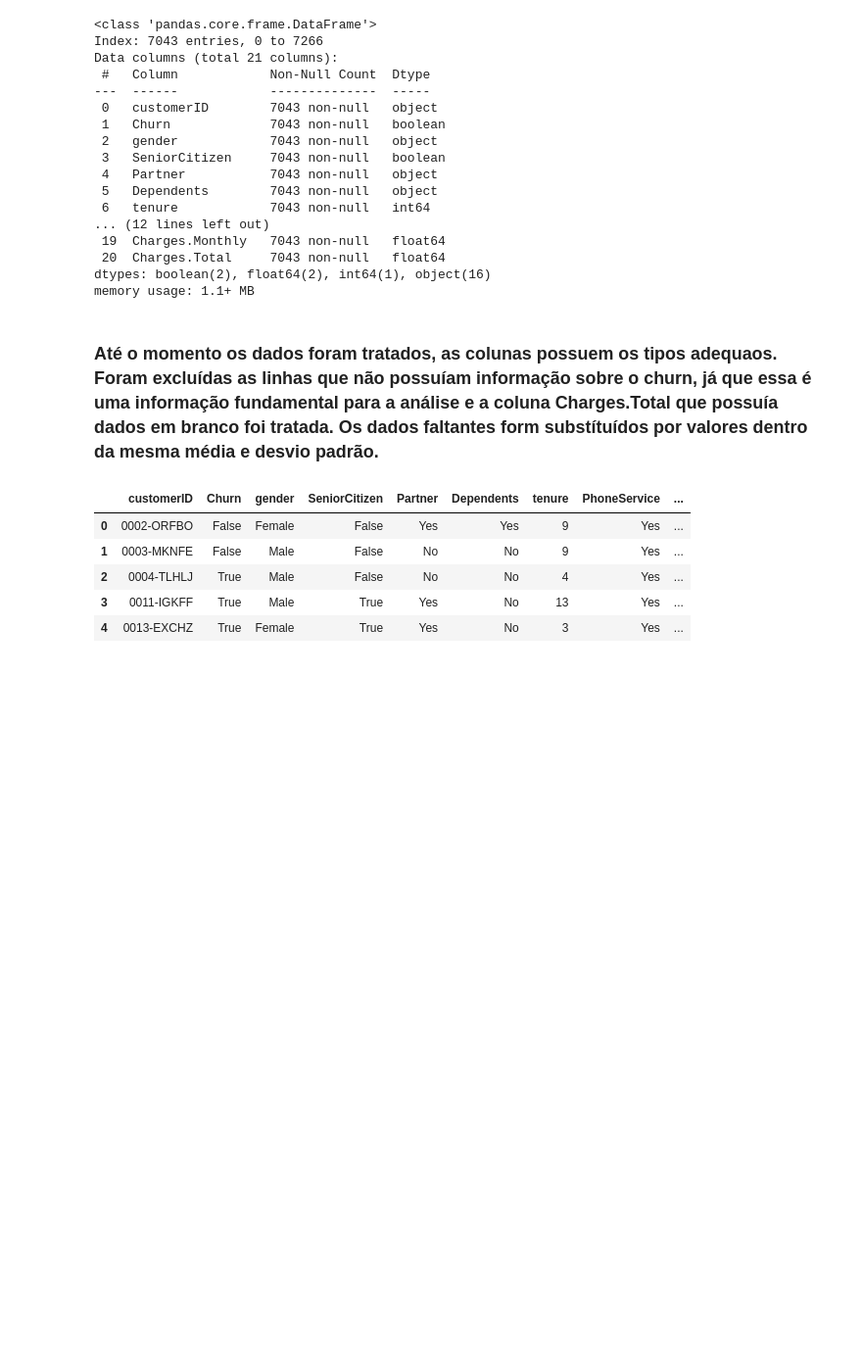
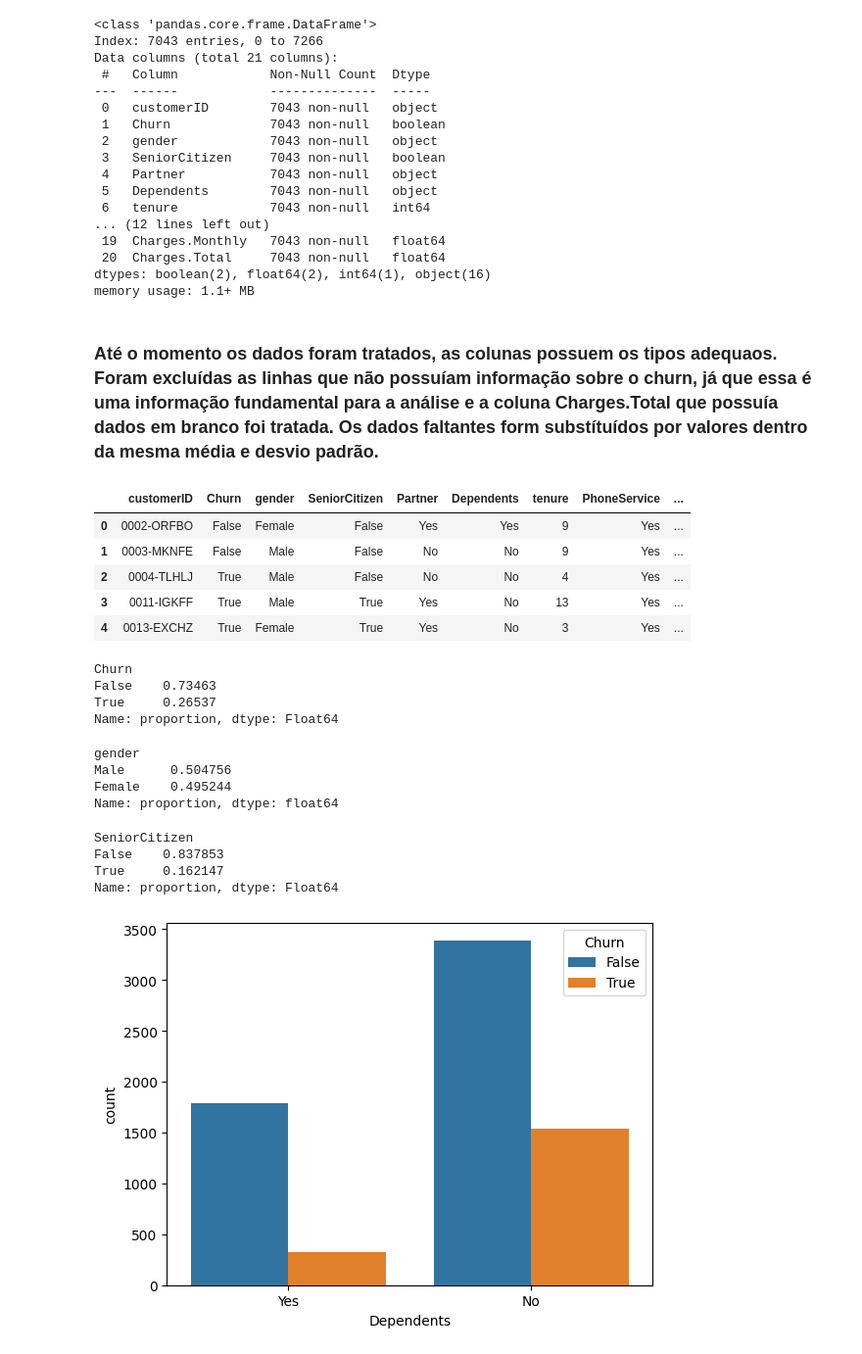
Before and after one commit to ebenezercarvalho/Desafio-02, a Jupyter notebook: telecom-x.ipynb, the cells around one changed output. Shown: that part at 98% size. Drawn from its saved outputs; the diff is of its cells as text; code cells hidden in the pictures; blank space fills up the shorter version.

Commit message:
gerados gráficos de correlação das colunas com Churn

```diff
--- a/telecom-x.ipynb
+++ b/telecom-x.ipynb
@@ -234,0 +237,7 @@ df.head()
+# %%
+proporcao_churn
+# %% [output]
+Churn
+False    0.73463
+True     0.26537
+Name: proportion, dtype: Float64
@@ -234,0 +246,24 @@ df.head()
+# %%
+proporcao_gender
+# %% [output]
+gender
+Male      0.504756
+Female    0.495244
+Name: proportion, dtype: float64
+# %%
+proporcao_senior = df['SeniorCitizen'].value_counts(normalize = True)
+proporcao_senior
+# %% [output]
+SeniorCitizen
+False    0.837853
+True     0.162147
+Name: proportion, dtype: Float64
+# %%
+import seaborn as sns
+import matplotlib.pyplot as plt
+
+   # Exemplo de gráfico de barras
+sns.countplot(x='Dependents', hue='Churn', data=df)
+plt.show()
+# %% [output]
+[figure, added]
```
Also changed, not shown: parts of 12 cells of this notebook.
